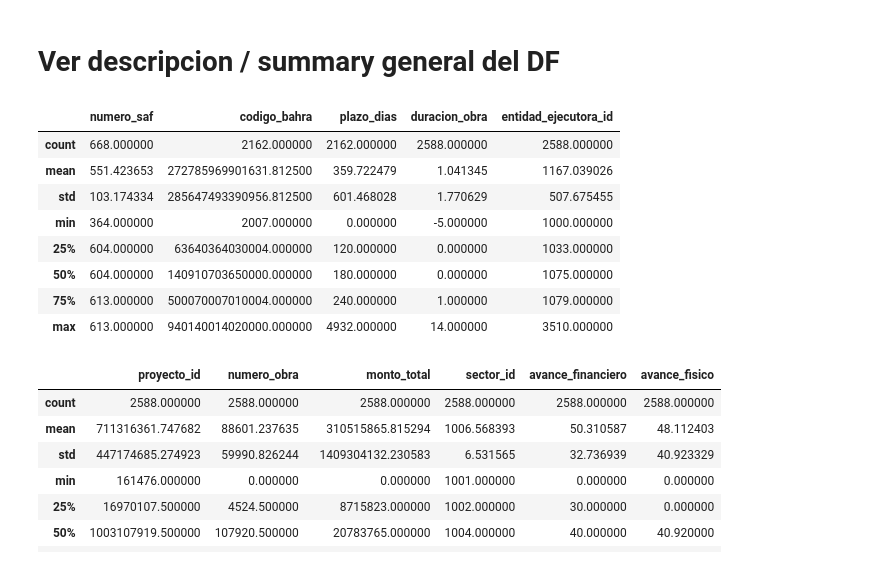
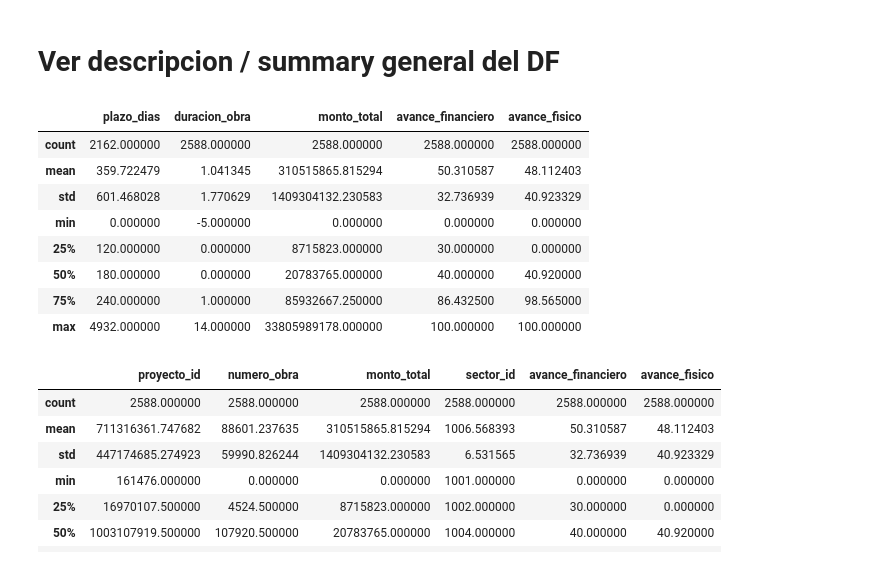
Before and after one commit to cap-diego/cdd-tp3, a Jupyter notebook: tp-final.ipynb, the cells around one changed output. Saved outputs shown, nothing was run; the diff lists cells and outputs as text; code cells hidden in the pictures.

```diff
--- a/tp-final.ipynb
+++ b/tp-final.ipynb
@@ -23,19 +33,19 @@ draw_distr(df, "sector_nombre", maxy=50)
 # %% [markdown]
 # Ver descripcion / summary general del DF
 # %%
-_df = df[["numero_saf","codigo_bahra","plazo_dias","duracion_obra", "entidad_ejecutora_id"]].describe()
+_df = df[["plazo_dias","duracion_obra", "monto_total", "avance_financiero", "avance_fisico"]].describe()
 ladf = _df.style.set_properties(**{'text-align': 'left'})
 ladf
 # %% [output]
-|  | numero_saf | codigo_bahra | plazo_dias | duracion_obra | entidad_ejecutora_id |
-| count | 668.000000 | 2162.000000 | 2162.000000 | 2588.000000 | 2588.000000 |
-| mean | 551.423653 | 272785969901631.812500 | 359.722479 | 1.041345 | 1167.039026 |
-| std | 103.174334 | 285647493390956.812500 | 601.468028 | 1.770629 | 507.675455 |
-| min | 364.000000 | 2007.000000 | 0.000000 | -5.000000 | 1000.000000 |
-| 25% | 604.000000 | 63640364030004.000000 | 120.000000 | 0.000000 | 1033.000000 |
-| 50% | 604.000000 | 140910703650000.000000 | 180.000000 | 0.000000 | 1075.000000 |
-| 75% | 613.000000 | 500070007010004.000000 | 240.000000 | 1.000000 | 1079.000000 |
-| max | 613.000000 | 940140014020000.000000 | 4932.000000 | 14.000000 | 3510.000000 |
+|  | plazo_dias | duracion_obra | monto_total | avance_financiero | avance_fisico |
+| count | 2162.000000 | 2588.000000 | 2588.000000 | 2588.000000 | 2588.000000 |
+| mean | 359.722479 | 1.041345 | 310515865.815294 | 50.310587 | 48.112403 |
+| std | 601.468028 | 1.770629 | 1409304132.230583 | 32.736939 | 40.923329 |
+| min | 0.000000 | -5.000000 | 0.000000 | 0.000000 | 0.000000 |
+| 25% | 120.000000 | 0.000000 | 8715823.000000 | 30.000000 | 0.000000 |
+| 50% | 180.000000 | 0.000000 | 20783765.000000 | 40.000000 | 40.920000 |
+| 75% | 240.000000 | 1.000000 | 85932667.250000 | 86.432500 | 98.565000 |
+| max | 4932.000000 | 14.000000 | 33805989178.000000 | 100.000000 | 100.000000 |
 # %%
 _df = df[["proyecto_id", "numero_obra", "monto_total", "sector_id", "avance_financiero", "avance_fisico"]].describe()
 ladf = _df.style.set_properties(**{'text-align': 'left'})
```
Also changed, not shown: parts of 47 cells of this notebook, 3 other files.
